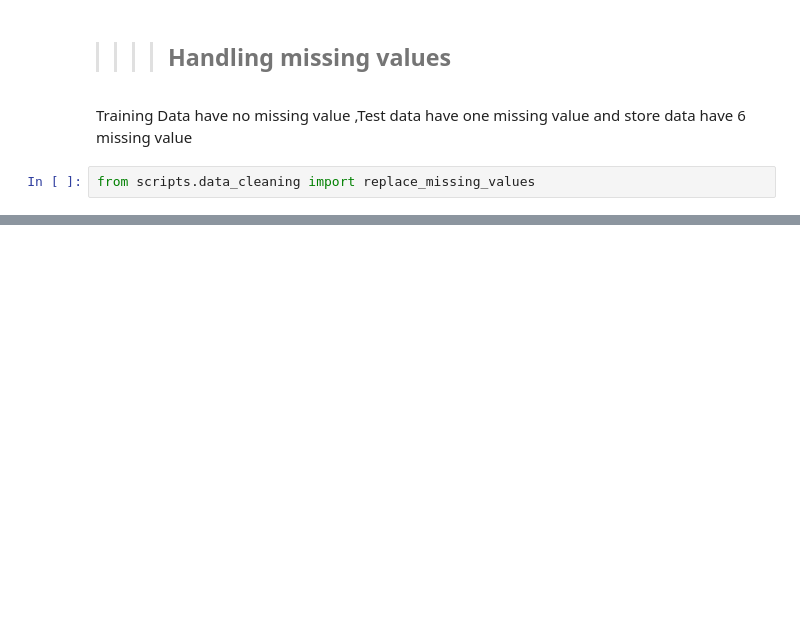
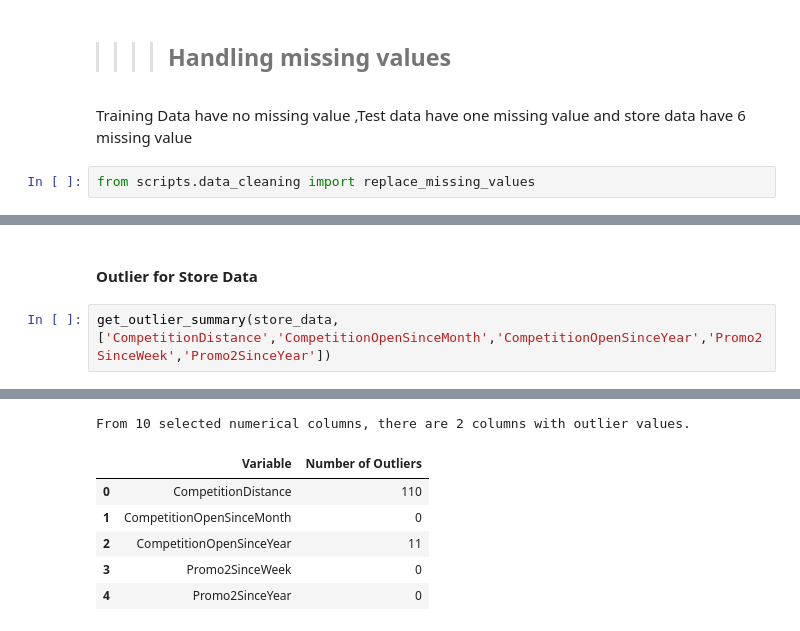
Before and after one commit to hanaDemma/Pharmaceuticals-finance-data-Analysis-week-4, a Jupyter notebook: notebooks/exploratory_analysis.ipynb, the cells around one changed output, grey strips where cells are left out. Saved outputs shown, nothing was run; the diff lists cells and outputs as text; blank space fills up the shorter version.

```diff
--- a/notebooks/exploratory_analysis.ipynb
+++ b/notebooks/exploratory_analysis.ipynb
@@ -252,0 +290,5 @@ store_data.head(10)
+# %% [markdown]
+#### Outlier for Store Data
+# %%
+get_outlier_summary(store_data,['CompetitionDistance','CompetitionOpenSinceMonth','CompetitionOpenSinceYear','Promo2SinceWeek','Promo2SinceYear'])
+# %% [output]
@@ -252,0 +297,7 @@ store_data.head(10)
+From 10 selected numerical columns, there are 2 columns with outlier values.
+|  | Variable | Number of Outliers |
+| 0 | CompetitionDistance | 110 |
+| 1 | CompetitionOpenSinceMonth | 0 |
+| 2 | CompetitionOpenSinceYear | 11 |
+| 3 | Promo2SinceWeek | 0 |
+| 4 | Promo2SinceYear | 0 |
```
Also changed, not shown: parts of 19 cells of this notebook, 2 other files.
